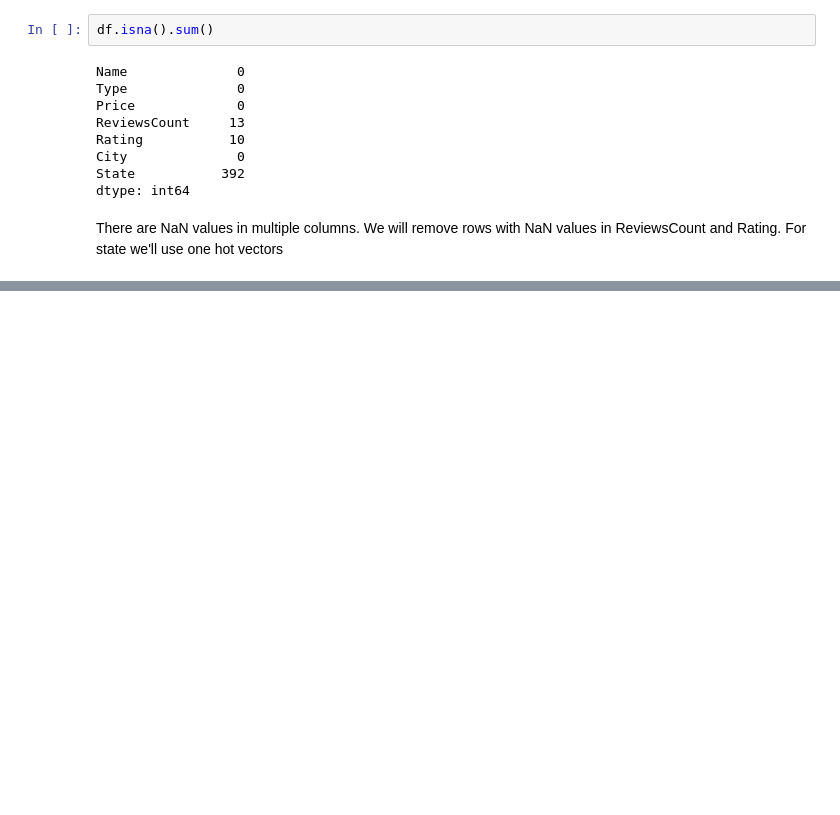
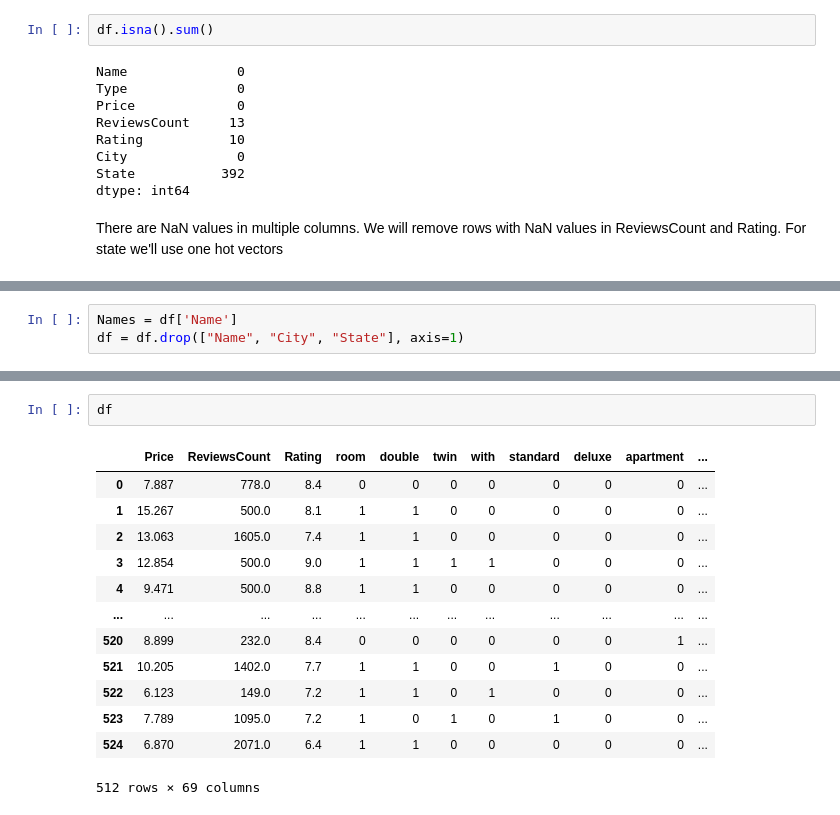
Before and after one commit to deaxparadox/ArtOfAI, a Jupyter notebook: 1000-other/hotel_price_prediction.ipynb, the cells around one changed output, grey strips where cells are left out. Cells and saved outputs as stored; diff of their text form; blank space fills up the shorter version.

```diff
--- a/1000-other/hotel_price_prediction.ipynb
+++ b/1000-other/hotel_price_prediction.ipynb
@@ -66,0 +198,3 @@ There are NaN values in multiple columns. We will remove rows with NaN values in
+# %%
+Names = df['Name']
+df = df.drop(["Name", "City", "State"], axis=1)
@@ -66,0 +209,16 @@ There are NaN values in multiple columns. We will remove rows with NaN values in
+# %%
+df
+# %% [output]
+|  | Price | ReviewsCount | Rating | room | double | twin | with | standard | deluxe | apartment | ... |
+| 0 | 7.887 | 778.0 | 8.4 | 0 | 0 | 0 | 0 | 0 | 0 | 0 | ... |
+| 1 | 15.267 | 500.0 | 8.1 | 1 | 1 | 0 | 0 | 0 | 0 | 0 | ... |
+| 2 | 13.063 | 1605.0 | 7.4 | 1 | 1 | 0 | 0 | 0 | 0 | 0 | ... |
+| 3 | 12.854 | 500.0 | 9.0 | 1 | 1 | 1 | 1 | 0 | 0 | 0 | ... |
+| 4 | 9.471 | 500.0 | 8.8 | 1 | 1 | 0 | 0 | 0 | 0 | 0 | ... |
+| ... | ... | ... | ... | ... | ... | ... | ... | ... | ... | ... | ... |
+| 520 | 8.899 | 232.0 | 8.4 | 0 | 0 | 0 | 0 | 0 | 0 | 1 | ... |
+| 521 | 10.205 | 1402.0 | 7.7 | 1 | 1 | 0 | 0 | 1 | 0 | 0 | ... |
+| 522 | 6.123 | 149.0 | 7.2 | 1 | 1 | 0 | 1 | 0 | 0 | 0 | ... |
+| 523 | 7.789 | 1095.0 | 7.2 | 1 | 0 | 1 | 0 | 1 | 0 | 0 | ... |
+| 524 | 6.870 | 2071.0 | 6.4 | 1 | 1 | 0 | 0 | 0 | 0 | 0 | ... |
+512 rows × 69 columns
```
Also changed, not shown: parts of 30 cells of this notebook.
